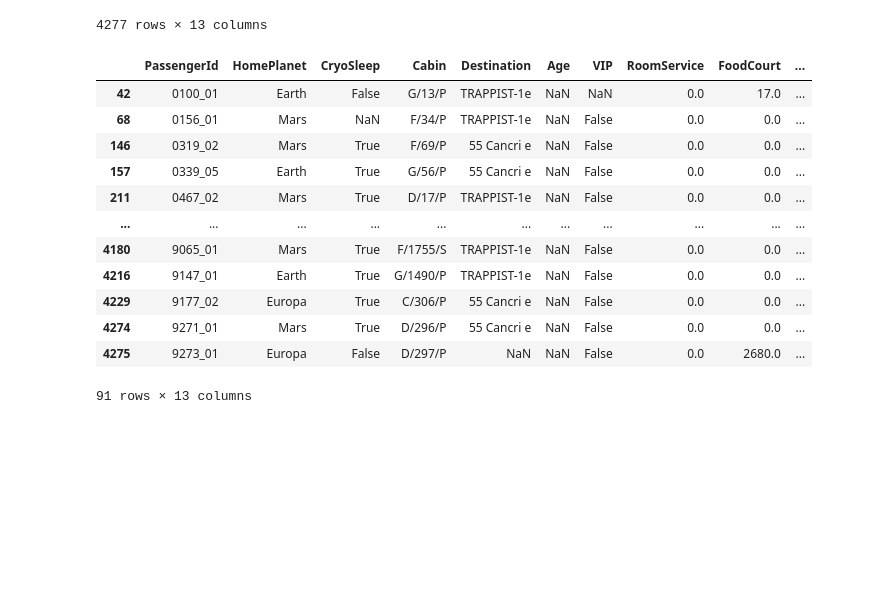
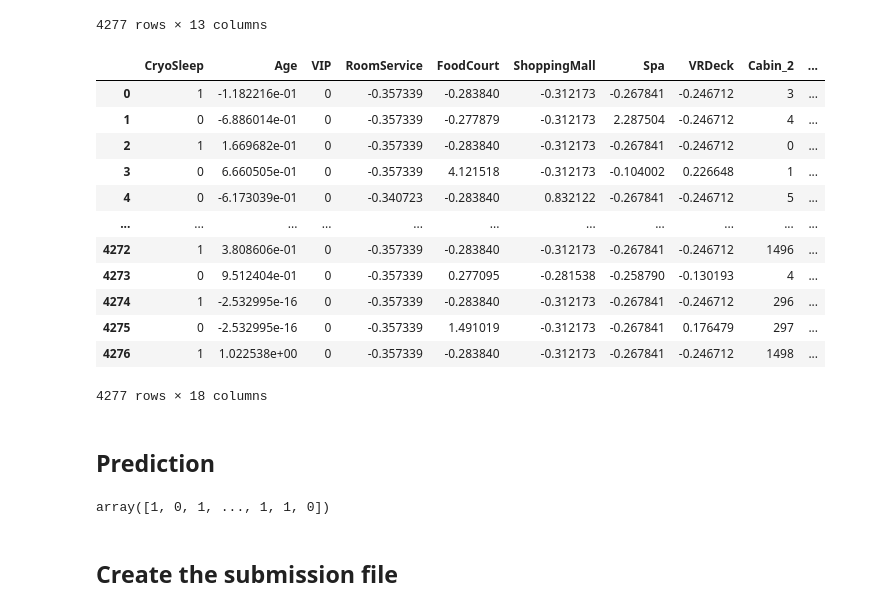
Before and after one commit to jaimesoroa/kaggle_spaceship-titanic, a Jupyter notebook: Notebook_Titanic.ipynb, the cells around one changed output. Cells and saved outputs as stored; diff of their text form; code cells hidden in the pictures; blank space fills up the shorter version.

```diff
--- a/Notebook_Titanic.ipynb
+++ b/Notebook_Titanic.ipynb
@@ -55,3 +79,11 @@ memory usage: 891.5+ KB
 # %% [markdown]
 ## Dealing with NaN
+# %%
+# Split Cabin column
+def split_cabins (df):
+
+    # Split "Cabin" column in 3 columns and drop the original one
+    df[['Cabin_1', 'Cabin_2', 'Cabin_3']] = df['Cabin'].str.split('/',expand=True)
+    df.drop(columns="Cabin", inplace=True)
+    return df
 # %%
@@ -332,19 +335,27 @@ test_df
 | 4275 | 9273_01 | Europa | False | D/297/P | NaN | NaN | False | 0.0 | 2680.0 | ... |
 | 4276 | 9277_01 | Earth | True | G/1498/S | PSO J318.5-22 | 43.0 | False | 0.0 | 0.0 | ... |
 4277 rows × 13 columns
-# %%
-test_df[test_df["Age"].isnull()]
-# %% [output]
-|  | PassengerId | HomePlanet | CryoSleep | Cabin | Destination | Age | VIP | RoomService | FoodCourt | ... |
-| 42 | 0100_01 | Earth | False | G/13/P | TRAPPIST-1e | NaN | NaN | 0.0 | 17.0 | ... |
-| 68 | 0156_01 | Mars | NaN | F/34/P | TRAPPIST-1e | NaN | False | 0.0 | 0.0 | ... |
-| 146 | 0319_02 | Mars | True | F/69/P | 55 Cancri e | NaN | False | 0.0 | 0.0 | ... |
-| 157 | 0339_05 | Earth | True | G/56/P | 55 Cancri e | NaN | False | 0.0 | 0.0 | ... |
-| 211 | 0467_02 | Mars | True | D/17/P | TRAPPIST-1e | NaN | False | 0.0 | 0.0 | ... |
-| ... | ... | ... | ... | ... | ... | ... | ... | ... | ... | ... |
-| 4180 | 9065_01 | Mars | True | F/1755/S | TRAPPIST-1e | NaN | False | 0.0 | 0.0 | ... |
-| 4216 | 9147_01 | Earth | True | G/1490/P | TRAPPIST-1e | NaN | False | 0.0 | 0.0 | ... |
-| 4229 | 9177_02 | Europa | True | C/306/P | 55 Cancri e | NaN | False | 0.0 | 0.0 | ... |
-| 4274 | 9271_01 | Mars | True | D/296/P | 55 Cancri e | NaN | False | 0.0 | 0.0 | ... |
-| 4275 | 9273_01 | Europa | False | D/297/P | NaN | NaN | False | 0.0 | 2680.0 | ... |
-91 rows × 13 columns
+# %%
+test_df_2 = test_df.copy()
+test_df_2 = split_cabins(test_df_2)
+test_df_2 = nan_values(test_df_2)
+test_df_2 = encoding(test_df_2, "test")
+test_df_2 = scaling(test_df_2)
+# %%
+test_df_2
+# %% [output]
+|  | CryoSleep | Age | VIP | RoomService | FoodCourt | ShoppingMall | Spa | VRDeck | Cabin_2 | ... |
+| 0 | 1 | -1.182216e-01 | 0 | -0.357339 | -0.283840 | -0.312173 | -0.267841 | -0.246712 | 3 | ... |
+| 1 | 0 | -6.886014e-01 | 0 | -0.357339 | -0.277879 | -0.312173 | 2.287504 | -0.246712 | 4 | ... |
+| 2 | 1 | 1.669682e-01 | 0 | -0.357339 | -0.283840 | -0.312173 | -0.267841 | -0.246712 | 0 | ... |
+| 3 | 0 | 6.660505e-01 | 0 | -0.357339 | 4.121518 | -0.312173 | -0.104002 | 0.226648 | 1 | ... |
+| 4 | 0 | -6.173039e-01 | 0 | -0.340723 | -0.283840 | 0.832122 | -0.267841 | -0.246712 | 5 | ... |
+| ... | ... | ... | ... | ... | ... | ... | ... | ... | ... | ... |
+| 4272 | 1 | 3.808606e-01 | 0 | -0.357339 | -0.283840 | -0.312173 | -0.267841 | -0.246712 | 1496 | ... |
+| 4273 | 0 | 9.512404e-01 | 0 | -0.357339 | 0.277095 | -0.281538 | -0.258790 | -0.130193 | 4 | ... |
+| 4274 | 1 | -2.532995e-16 | 0 | -0.357339 | -0.283840 | -0.312173 | -0.267841 | -0.246712 | 296 | ... |
+| 4275 | 0 | -2.532995e-16 | 0 | -0.357339 | 1.491019 | -0.312173 | -0.267841 | 0.176479 | 297 | ... |
+| 4276 | 1 | 1.022538e+00 | 0 | -0.357339 | -0.283840 | -0.312173 | -0.267841 | -0.246712 | 1498 | ... |
+4277 rows × 18 columns
+# %% [markdown]
+## Prediction
@@ -350,0 +365,6 @@ test_df[test_df["Age"].isnull()]
+# %%
+prediction
+# %% [output]
+array([1, 0, 1, ..., 1, 1, 0])
+# %% [markdown]
+## Create the submission file
```
Also changed, not shown: parts of 33 cells of this notebook, 2 other files.
